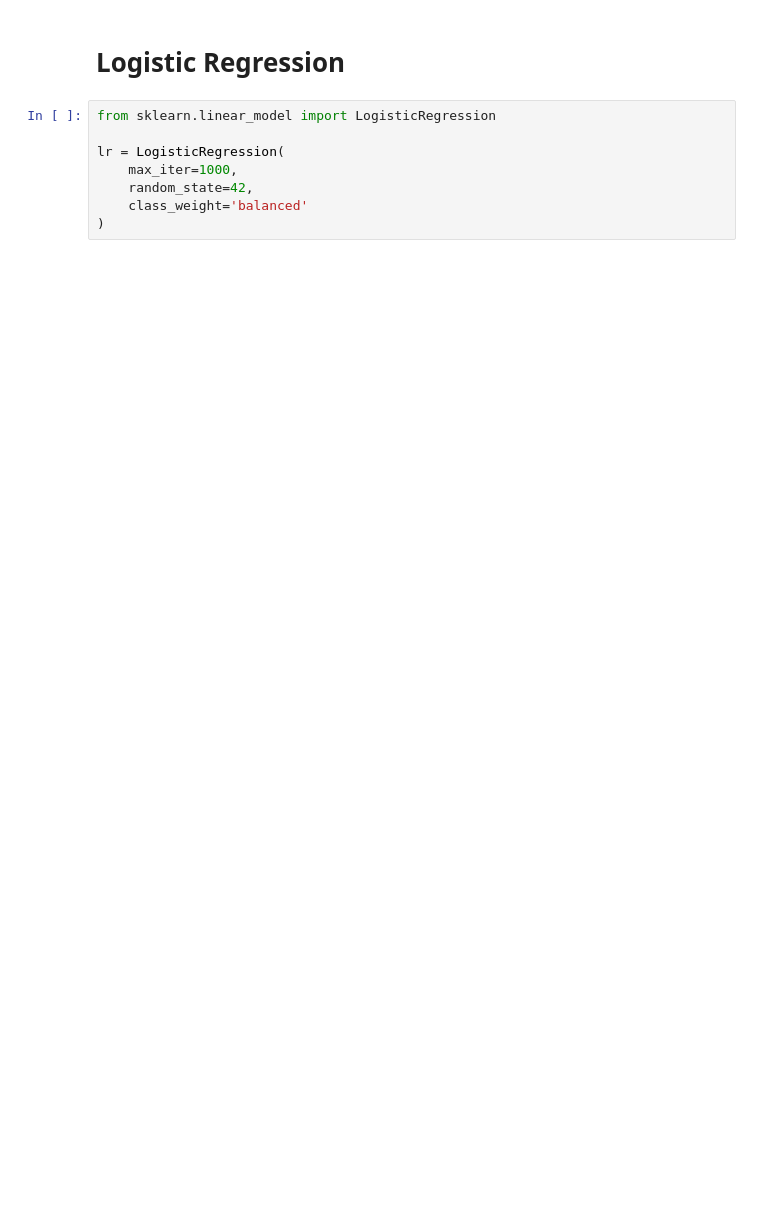
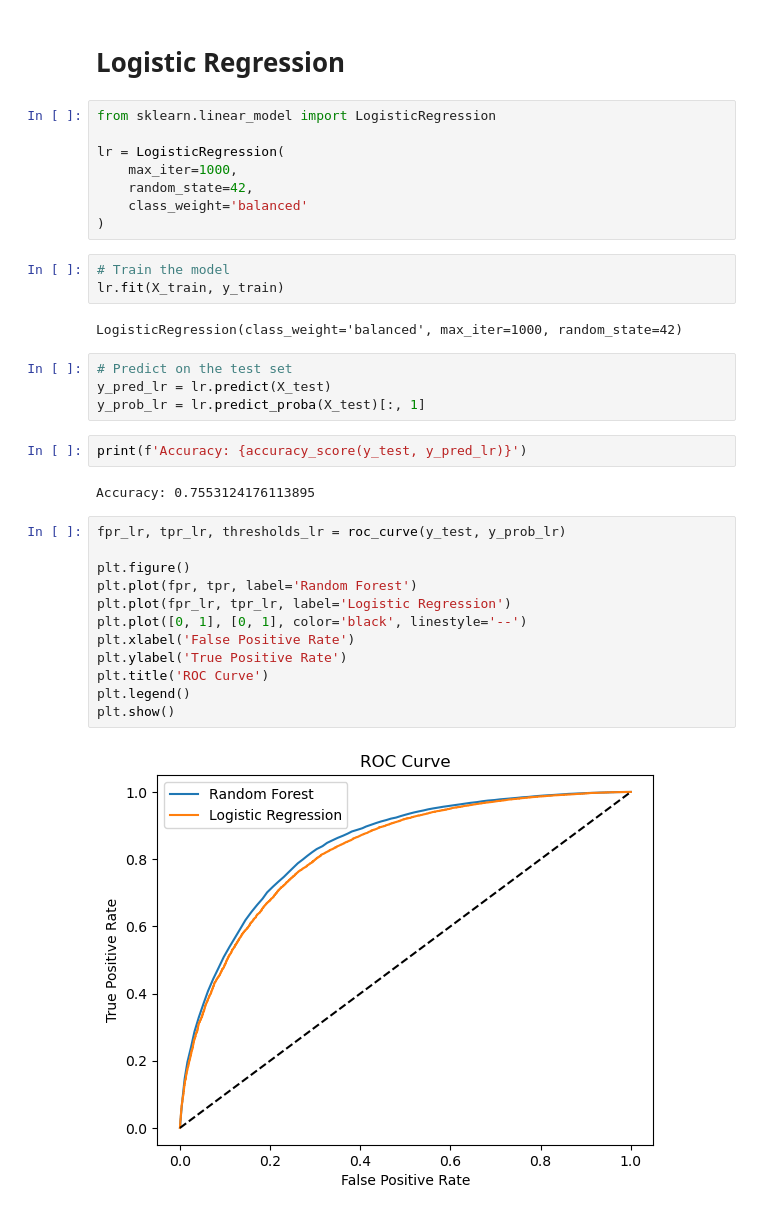
Before and after one commit to behruzgurbanli/CSCI4734_2024F_10551_PROJECT_8, a Jupyter notebook: CSCI4734_2024F_10551_PROJECT_CODE_8.ipynb, the cells around one changed output. Saved outputs shown, nothing was run; the diff lists cells and outputs as text; blank space fills up the shorter version.

```diff
--- a/CSCI4734_2024F_10551_PROJECT_CODE_8.ipynb
+++ b/CSCI4734_2024F_10551_PROJECT_CODE_8.ipynb
@@ -877,3 +887,30 @@ lr = LogisticRegression(
     random_state=42,
     class_weight='balanced'
 )
+# %%
+# Train the model
+lr.fit(X_train, y_train)
+# %% [output]
+LogisticRegression(class_weight='balanced', max_iter=1000, random_state=42)
+# %%
+# Predict on the test set
+y_pred_lr = lr.predict(X_test)
+y_prob_lr = lr.predict_proba(X_test)[:, 1]
+# %%
+print(f'Accuracy: {accuracy_score(y_test, y_pred_lr)}')
+# %% [output]
+Accuracy: 0.7553124176113895
+# %%
+fpr_lr, tpr_lr, thresholds_lr = roc_curve(y_test, y_prob_lr)
+
+plt.figure()
+plt.plot(fpr, tpr, label='Random Forest')
+plt.plot(fpr_lr, tpr_lr, label='Logistic Regression')
+plt.plot([0, 1], [0, 1], color='black', linestyle='--')
+plt.xlabel('False Positive Rate')
+plt.ylabel('True Positive Rate')
+plt.title('ROC Curve')
+plt.legend()
+plt.show()
+# %% [output]
+[figure, added]
```
Also changed, not shown: parts of 9 cells of this notebook.
